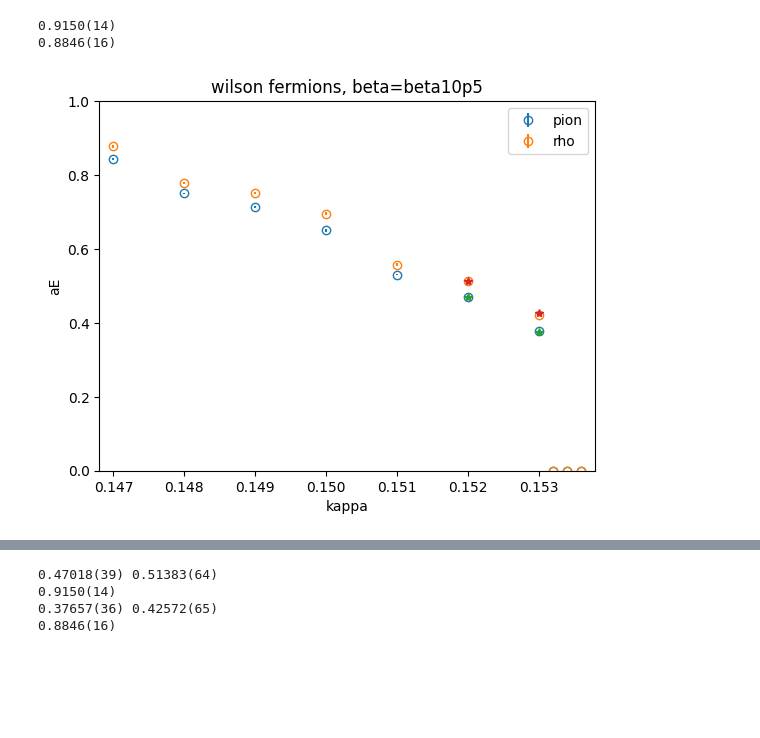
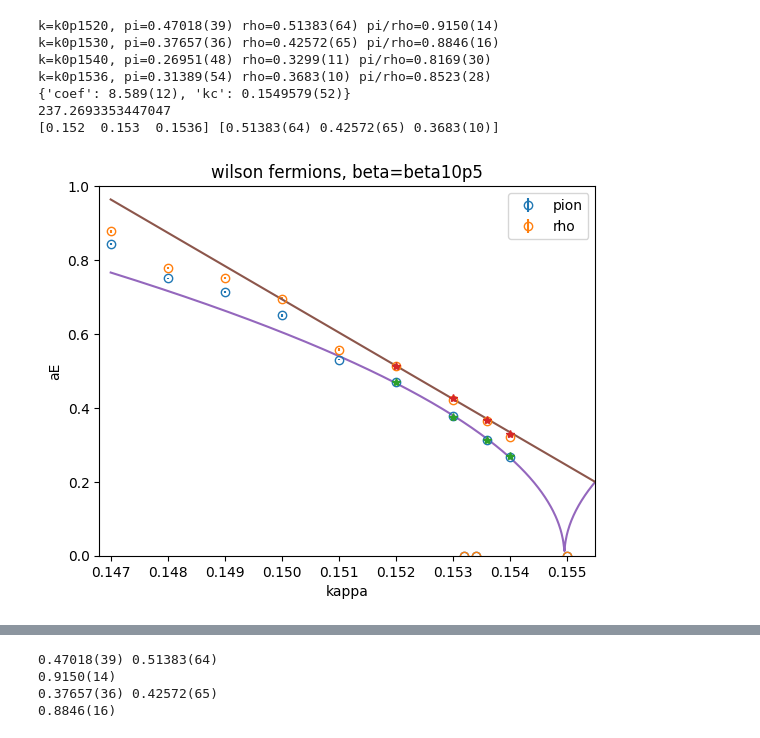
Before and after one commit to chrisculver/su4_hmc_analysis, a Jupyter notebook: EnsembleTrajectory/plotting.ipynb, the cells around one changed output, grey strips where cells are left out. Saved outputs shown, nothing was run; the diff lists cells and outputs as text; code cells hidden in the pictures; blank space fills up the shorter version.

Commit message:
Extrapolations of mpi and mrho

```diff
--- a/EnsembleTrajectory/plotting.ipynb
+++ b/EnsembleTrajectory/plotting.ipynb
@@ -5,49 +8,90 @@
 import matplotlib.pyplot as plt
 import matplotlib as mpl
 import pickle
+import numpy as np
+import math
+
+import gvar as gv
+import lsqfit
 
 from utils import *
 
 db = EnsembleDatabase(pickle.load(open("ensemble_data.p", "rb")))
+
+def mpi_traj(k,p):
+    return p['coef']*gv.sqrt(gv.abs(p['kc']-k))
+
+def mrho_traj(k,p):
+    return p['coef']*(gv.abs(p['kc']-k))
 # %%
 beta="beta10p5"
 efm_trajectory(db, beta, "wilson", "efm_G5[t=20]", "efm_G1[t=20]")
 
 plt.ylim(0.0,1.0)
-plt.xlim(0.1468,0.1538)
+plt.xlim(0.1468,0.1555)
 
-import gvar as gv
 
 beta="beta10p5"
-kappas=["k0p1520","k0p1530"]
+kappas=["k0p1520","k0p1530","k0p1536","k0p1540"]
 
 xvals=[]
 pionvals=[]
 rhovals=[]
 pionerrs=[]
 rhoerrs=[]
 data=db.filter(beta).filter("wilson").data
 for key, value in data.items():
     for k in kappas:
         if k in key:
             ePI = gv.gvar(value['e0_G5']['avg'], value['e0_G5']['err'])
             eRHO1 = gv.gvar(value['e0_G1']['avg'], value['e0_G1']['err'])
-            print(ePI/eRHO1)
+            print("k={}, pi={} rho={} pi/rho={}".format(k,ePI,eRHO1,ePI/eRHO1))
             xvals.append(float(k[1:].replace("p",".")))
             pionvals.append(ePI.mean)
             pionerrs.append(ePI.sdev)
             rhovals.append(eRHO1.mean)
             rhoerrs.append(eRHO1.sdev)
 
 plt.errorbar(xvals,pionvals,pionerrs,linestyle="None",marker='*',label='fit')
 plt.errorbar(xvals,rhovals,rhoerrs,linestyle="None",marker='*',label='fit')
 
+
+fitKappas=np.array([float(k.replace("p",".").replace("k","")) for k in kappas])
+reorder=[0,1,3,2]
+fitPionVals=np.array([pionvals[i] for i in reorder])
+fitPionErrs=np.diagflat([pionerrs[i]**2 for i in reorder])
+fitY=gv.gvar(fitPionVals,fitPionErrs)
+fit = lsqfit.nonlinear_fit(data=(fitKappas,fitY),
+                     fcn=mpi_traj, p0={'coef': 1, 'kc': 0.170})
+
+
+
+print(fit.p)
+print(fit.chi2)
+
+fitRhoVals=np.array([rhovals[i] for i in reorder])
+fitRhoErrs=np.diagflat([rhoerrs[i]**2 for i in reorder])
+fitY=gv.gvar(fitRhoVals,fitRhoErrs)
+print(fitKappas[0:3],fitY[0:3])
+fit2=lsqfit.nonlinear_fit(data=(fitKappas[0:3],fitY[0:3]),
+                     fcn=mrho_traj, p0={'coef': 1, 'kc': 0.1550})
+
+chiralKappas=[k for k in np.arange(0.147,0.16,0.00001)]
+plt.plot(chiralKappas, [fit.p['coef'].mean*np.sqrt(np.abs(fit.p['kc'].mean-k)) for k in chiralKappas])
+plt.plot(chiralKappas, [fit2.p['coef'].mean*np.abs(k-fit2.p['kc'].mean) for k in chiralKappas])
+
+
 #plt.show()
 plt.savefig("mass_trajectory_{}.svg".format(beta))
 # %% [output]
-0.9150(14)
-0.8846(16)
+k=k0p1520, pi=0.47018(39) rho=0.51383(64) pi/rho=0.9150(14)
+k=k0p1530, pi=0.37657(36) rho=0.42572(65) pi/rho=0.8846(16)
+k=k0p1540, pi=0.26951(48) rho=0.3299(11) pi/rho=0.8169(30)
+k=k0p1536, pi=0.31389(54) rho=0.3683(10) pi/rho=0.8523(28)
+{'coef': 8.589(12), 'kc': 0.1549579(52)}
+237.2693353447047
+[0.152  0.153  0.1536] [0.51383(64) 0.42572(65) 0.3683(10)]
-[figure, old version]
+[figure, new version]
 # %%
 beta="beta11p0"
 efm_trajectory(db, beta, "wilson", "efm_G5[t=20]", "efm_G1[t=20]")
```
Also changed, not shown: parts of 2 cells of this notebook, 3 other files.
